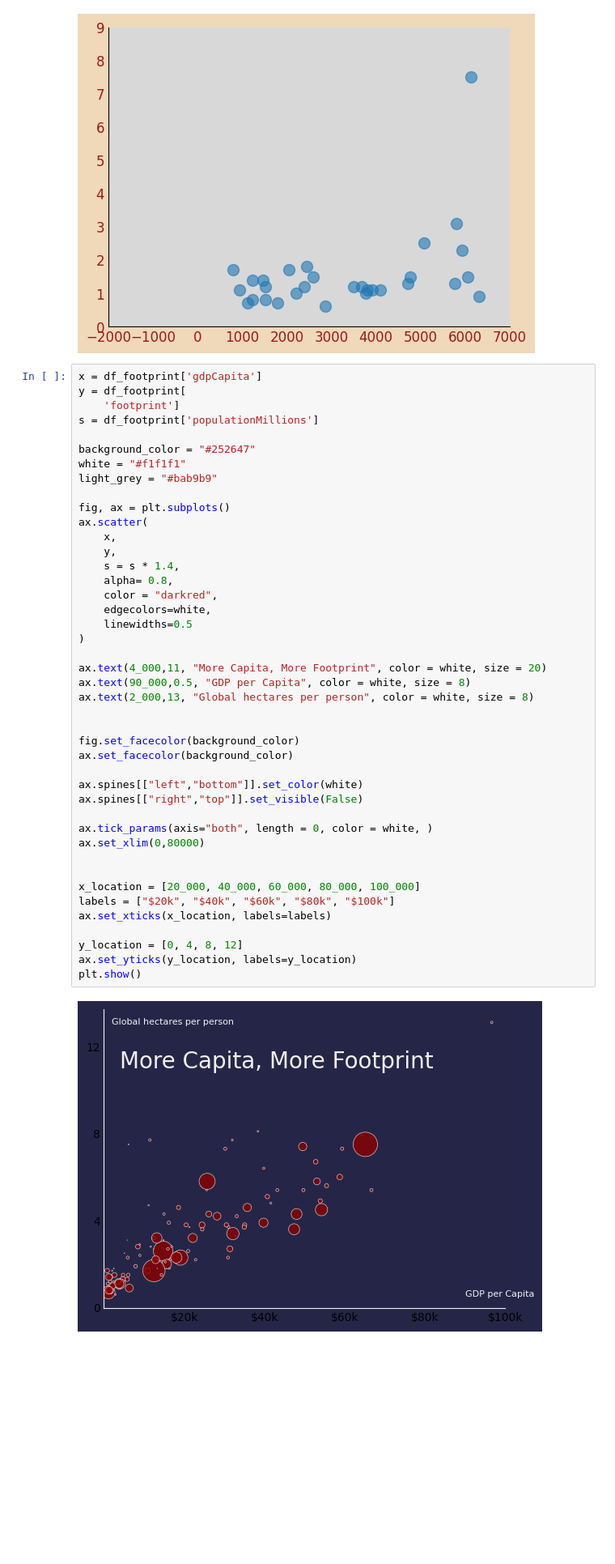
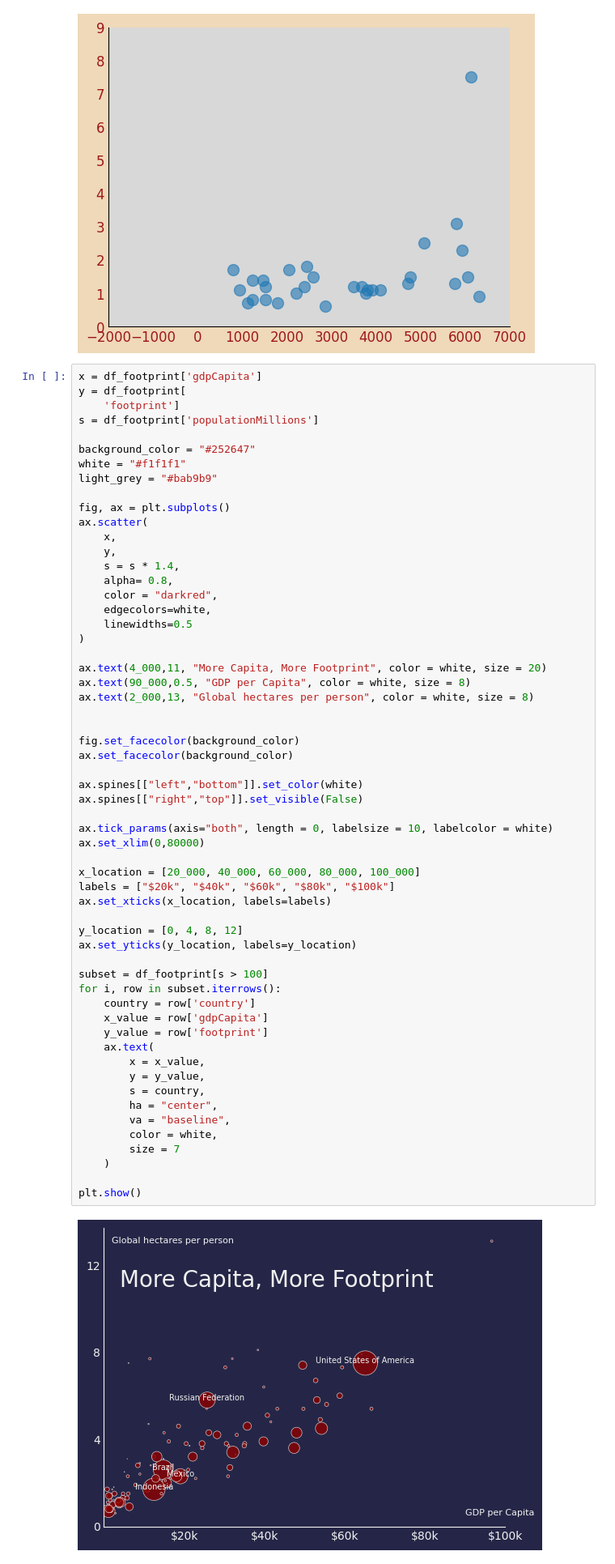
Before and after one commit to tdoan123/data-learning-journey, a Jupyter notebook: Python/MatplotlibJourney/size_shape_opacity_colors.ipynb, the cells around one changed output. Shown at 81% size. Saved outputs shown, nothing was run; the diff lists cells and outputs as text; blank space fills up the shorter version.

Commit message:
update  stem chart

```diff
--- a/Python/MatplotlibJourney/size_shape_opacity_colors.ipynb
+++ b/Python/MatplotlibJourney/size_shape_opacity_colors.ipynb
@@ -1812,33 +1812,48 @@ ax.scatter(
     x,
     y,
     s = s * 1.4,
     alpha= 0.8,
     color = "darkred",
     edgecolors=white,
     linewidths=0.5
 )
 
 ax.text(4_000,11, "More Capita, More Footprint", color = white, size = 20)
 ax.text(90_000,0.5, "GDP per Capita", color = white, size = 8)
 ax.text(2_000,13, "Global hectares per person", color = white, size = 8)
 
 
 fig.set_facecolor(background_color)
 ax.set_facecolor(background_color)
 
 ax.spines[["left","bottom"]].set_color(white)
 ax.spines[["right","top"]].set_visible(False)
 
-ax.tick_params(axis="both", length = 0, color = white, )
+ax.tick_params(axis="both", length = 0, labelsize = 10, labelcolor = white)
 ax.set_xlim(0,80000)
-
 
 x_location = [20_000, 40_000, 60_000, 80_000, 100_000]
 labels = ["$20k", "$40k", "$60k", "$80k", "$100k"]
 ax.set_xticks(x_location, labels=labels)
 
 y_location = [0, 4, 8, 12]
 ax.set_yticks(y_location, labels=y_location)
+
+subset = df_footprint[s > 100]
+for i, row in subset.iterrows():
+    country = row['country']
+    x_value = row['gdpCapita']
+    y_value = row['footprint']
+    ax.text(
+        x = x_value,
+        y = y_value,
+        s = country,
+        ha = "center",
+        va = "baseline",
+        color = white,
+        size = 7
+    )
+
 plt.show()
 # %% [output]
-[figure, old version]
+[figure, new version]
```
Also changed, not shown: 1 other file.
